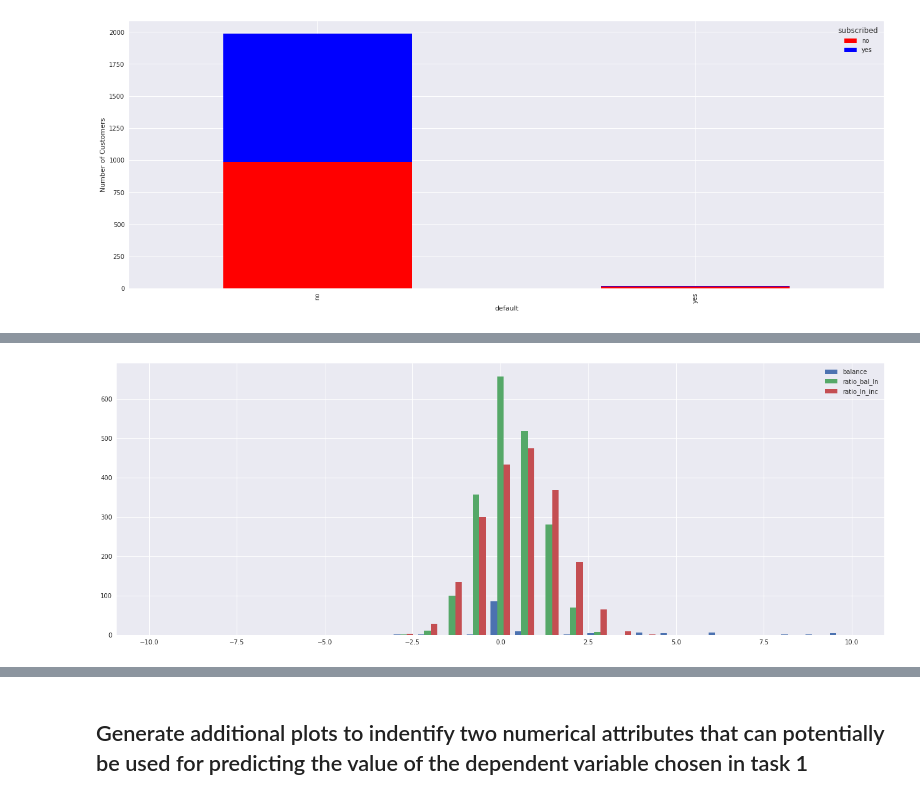
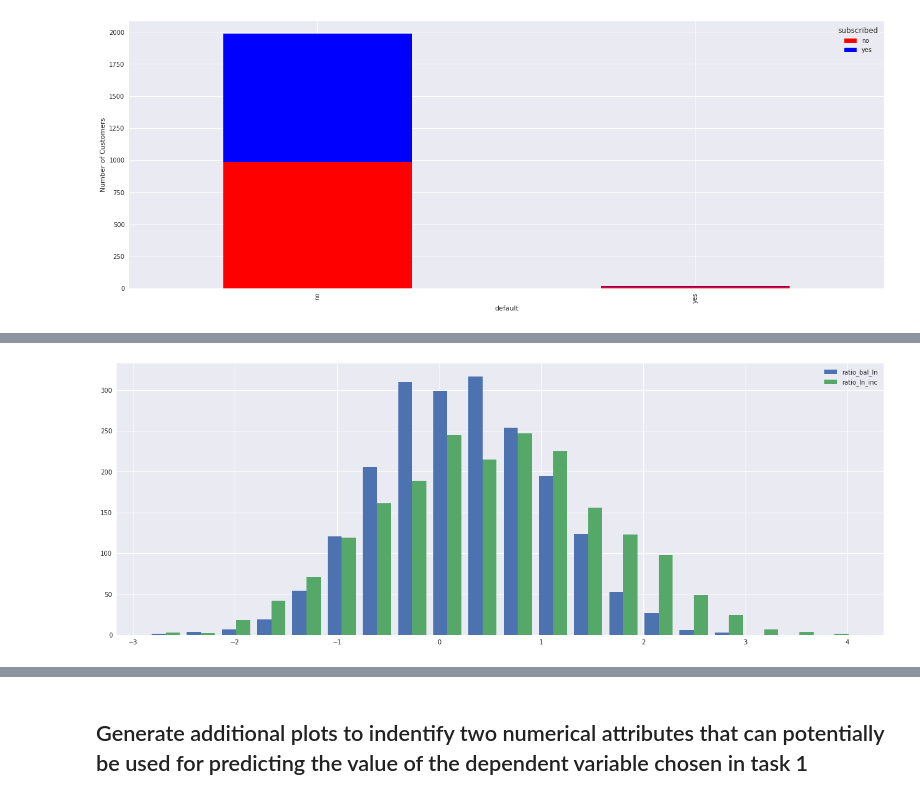
Before and after one commit to vipulpopat/MSCAI_Sem1_Etivity1, a Jupyter notebook: Etivity1.ipynb, the cells around one changed output, grey strips where cells are left out. Drawn from its saved outputs; the diff is of its cells as text; code cells hidden in the pictures.

```diff
--- a/Etivity1.ipynb
+++ b/Etivity1.ipynb
@@ -335,9 +276,8 @@ The above diagram clearly shows that:
 # %%
+bins = 20
 
-bins = np.linspace(-10, 10, 30)
-
-plt.hist([data['balance'], data['ratio_bal_ln'], data['ratio_ln_inc']], bins, label=['balance', 'ratio_bal_ln', 'ratio_ln_inc'])
+plt.hist([ data['ratio_bal_ln'], data['ratio_ln_inc']], bins, label=[ 'ratio_bal_ln', 'ratio_ln_inc'])
 plt.legend(loc='upper right')
 plt.show()
 # %% [output]
-[figure, old version]
+[figure, new version]
```
Also changed, not shown: parts of 63 cells of this notebook.
